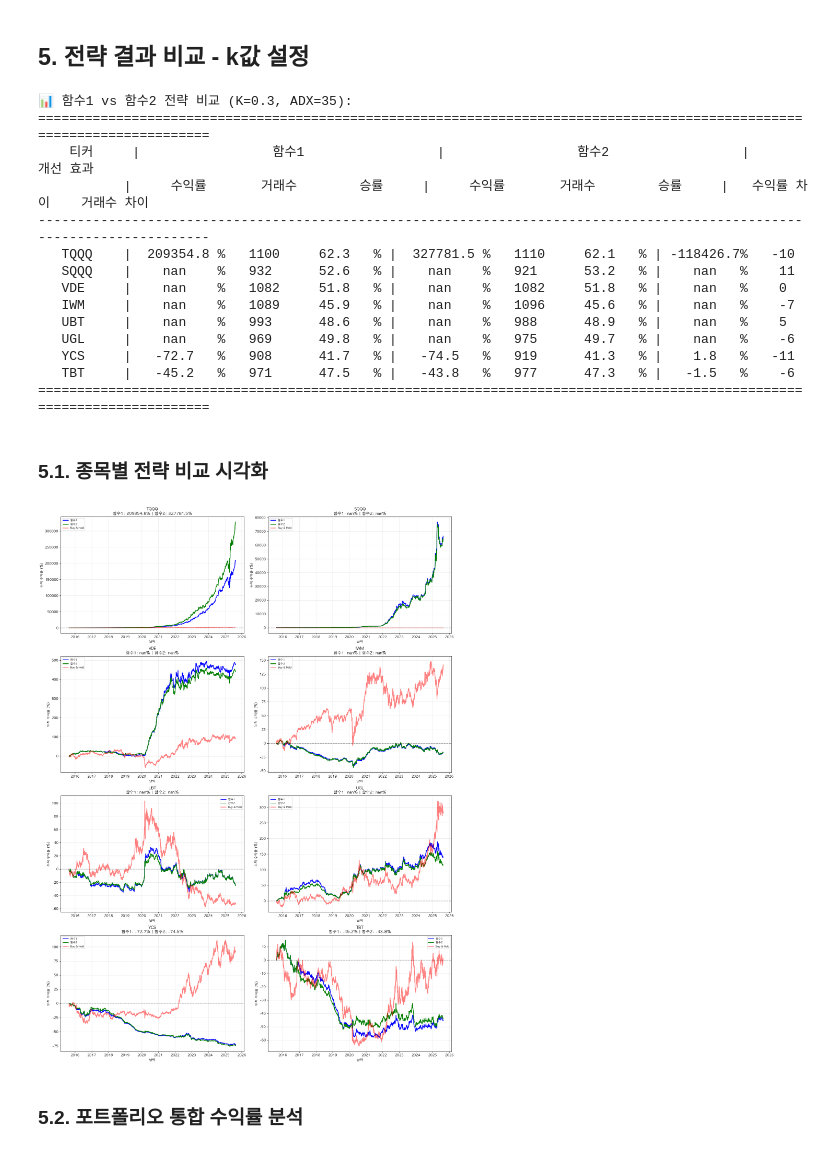
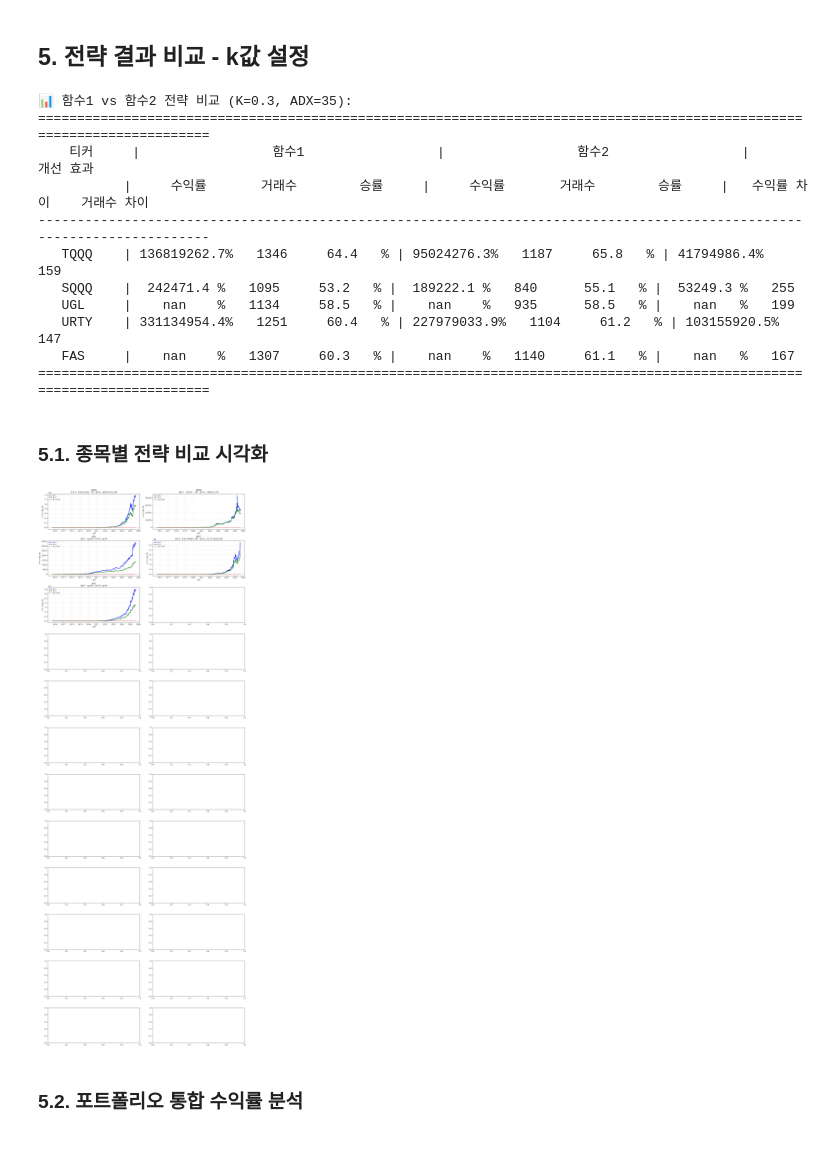
Before and after one commit to sungyongkim/systrade79_start_stock_investment_with_eft, a Jupyter notebook: Part4/07_04_변동성_돌파_OBV.ipynb, the cells around one changed output. Cells and saved outputs as stored; diff of their text form; code cells hidden in the pictures.

```diff
--- a/Part4/07_04_변동성_돌파_OBV.ipynb
+++ b/Part4/07_04_변동성_돌파_OBV.ipynb
@@ -1101,11 +1369,11 @@ k_value = 0.3
 adx_threshold = 35
 best_k = 0.3  # 최적 K값 설정
 momentum_thresholds = 0
-momentum_period = 20
+momentum_period = 10
 use_atr_filter=False
 atr_period = 14
 slippage=0.001
-commission=0.001
+commission=0.0015
 
 print(f"\n📊 함수1 vs 함수2 전략 비교 (K={k_value}, ADX={adx_threshold}):")
 print("=" * 120)
@@ -1157,20 +1425,17 @@ print("=" * 120)
     티커     |                 함수1                 |                 함수2                 |        개선 효과
            |     수익률       거래수        승률     |     수익률       거래수        승률     |   수익률 차이    거래수 차이
 ------------------------------------------------------------------------------------------------------------------------
-   TQQQ    |  209354.8 %   1100     62.3   % |  327781.5 %   1110     62.1   % | -118426.7%   -10
-   SQQQ    |    nan    %   932      52.6   % |    nan    %   921      53.2   % |    nan   %    11
-   VDE     |    nan    %   1082     51.8   % |    nan    %   1082     51.8   % |    nan   %    0
-   IWM     |    nan    %   1089     45.9   % |    nan    %   1096     45.6   % |    nan   %    -7
-   UBT     |    nan    %   993      48.6   % |    nan    %   988      48.9   % |    nan   %    5
-   UGL     |    nan    %   969      49.8   % |    nan    %   975      49.7   % |    nan   %    -6
-   YCS     |   -72.7   %   908      41.7   % |   -74.5   %   919      41.3   % |    1.8   %   -11
-   TBT     |   -45.2   %   971      47.5   % |   -43.8   %   977      47.3   % |   -1.5   %    -6
+   TQQQ    | 136819262.7%   1346     64.4   % | 95024276.3%   1187     65.8   % | 41794986.4%   159
+   SQQQ    |  242471.4 %   1095     53.2   % |  189222.1 %   840      55.1   % |  53249.3 %   255
+   UGL     |    nan    %   1134     58.5   % |    nan    %   935      58.5   % |    nan   %   199
+   URTY    | 331134954.4%   1251     60.4   % | 227979033.9%   1104     61.2   % | 103155920.5%   147
+   FAS     |    nan    %   1307     60.3   % |    nan    %   1140     61.1   % |    nan   %   167
 ========================================================================================================================
 # %% [markdown]
 ### 5.1. 종목별 전략 비교 시각화
 # %%
 
-fig, axes = plt.subplots(4, 2, figsize=(18, 24))
+fig, axes = plt.subplots(12, 2, figsize=(18, 48))
 axes = axes.flatten()
 
 for idx, (ticker, results) in enumerate(comparison_results.items()):
@@ -1179,34 +1444,34 @@ for idx, (ticker, results) in enumerate(comparison_results.items()):
 
         # ADX 필터만
         adx_only = results['adx_only']
         ax.plot(adx_only.index, (adx_only['cumulative_returns'] - 1) * 100,
                 label='함수1', linewidth=2, color='blue')
 
         # ADX/Chaikin 복합
         adx_chaikin = results['adx_chaikin']
         ax.plot(adx_chaikin.index, (adx_chaikin['cumulative_returns'] - 1) * 100,
                 label='함수2', linewidth=2, color='green')
 
         # Buy & Hold
         ax.plot(adx_only.index, (adx_only['buy_hold_returns'] - 1) * 100,
                 label='Buy & Hold', linewidth=2, color='red', alpha=0.5)
 
         # 최종 수익률 표시
         adx_final = (adx_only['cumulative_returns'].iloc[-1] - 1) * 100
         combo_final = (adx_chaikin['cumulative_returns'].iloc[-1] - 1) * 100
 
         ax.set_title(f'{ticker}\n함수1: {adx_final:.1f}% | 함수2: {combo_final:.1f}%',
                     fontsize=12, fontweight='bold')
         ax.set_xlabel('날짜')
         ax.set_ylabel('누적 수익률 (%)')
         ax.legend(loc='best', fontsize=8)
         ax.grid(True, alpha=0.3)
         ax.axhline(y=0, color='black', linestyle='--', alpha=0.3)
 
 plt.tight_layout()
 plt.show()
 # %% [output]
-[figure, old version]
+[figure, new version]
 # %% [markdown]
 ### 5.2. 포트폴리오 통합 수익률 분석
 # %%
```
Also changed, not shown: parts of 25 cells of this notebook, 22 other files.
